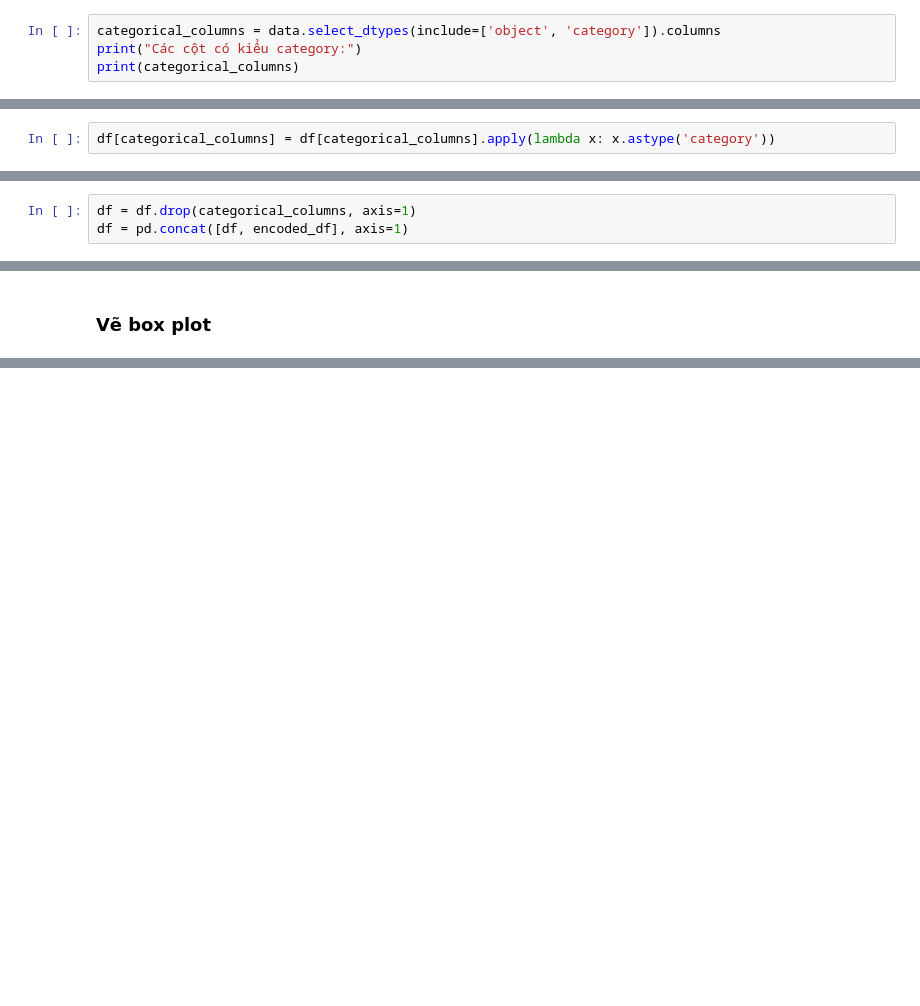
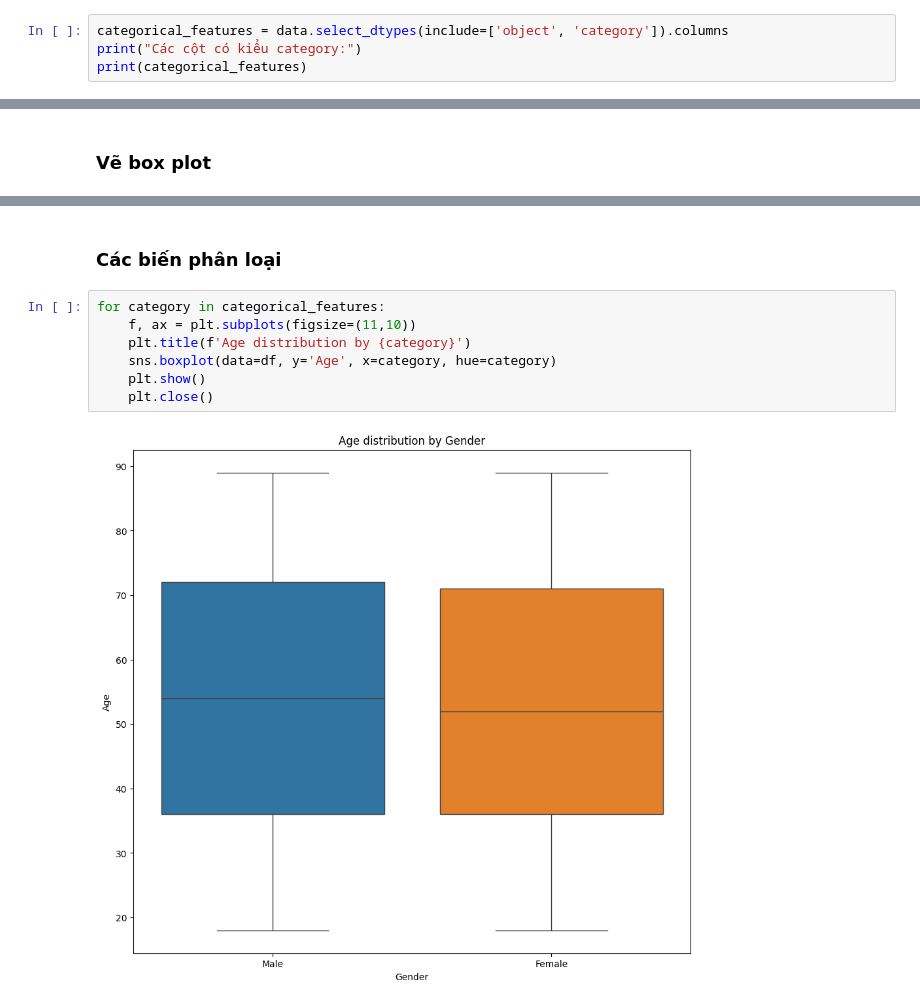
Before and after one commit to NATNgoc/PTDL-IE224, a Jupyter notebook: notebooks/2.3-EDA-Distributed.ipynb, the cells around one changed output, grey strips where cells are left out. Saved outputs shown, nothing was run; the diff lists cells and outputs as text; blank space fills up the shorter version.

Commit message:
thay đổi cách làm về biến phân loại, và xử lý outliers ver 0.0.1

```diff
--- a/notebooks/2.3-EDA-Distributed.ipynb
+++ b/notebooks/2.3-EDA-Distributed.ipynb
@@ -85,9 +87,9 @@ Index(['Height', 'Weight', 'Cholesterol', 'BMI', 'Blood_Glucose',
 # %% [markdown]
 ### lấy ra các cột là biến phân loại
 # %%
-categorical_columns = data.select_dtypes(include=['object', 'category']).columns
+categorical_features = data.select_dtypes(include=['object', 'category']).columns
 print("Các cột có kiểu category:")
-print(categorical_columns)
+print(categorical_features)
 # %% [output]
 Các cột có kiểu category:
 Index(['Gender', 'Physical_Activity', 'Smoking', 'Alcohol', 'Diet',
@@ -96,5 +98,3 @@ Index(['Gender', 'Physical_Activity', 'Smoking', 'Alcohol', 'Diet',
       dtype='object')
 # %%
 df = pd.DataFrame(data)
-# %%
-df[categorical_columns] = df[categorical_columns].apply(lambda x: x.astype('category'))
@@ -115,3 +100,0 @@ encoded_df = pd.DataFrame(encoded_data, columns=encoder.get_feature_names_out(ca
-# %%
-df = df.drop(categorical_columns, axis=1)
-df = pd.concat([df, encoded_df], axis=1)
@@ -483,0 +178,11 @@ Phân bố: Biểu đồ cho thấy phân bố tần suất của hai giá trị
+# %% [markdown]
+### Các biến phân loại
+# %%
+for category in categorical_features:
+    f, ax = plt.subplots(figsize=(11,10))
+    plt.title(f'Age distribution by {category}')
+    sns.boxplot(data=df, y='Age', x=category, hue=category)
+    plt.show()
+    plt.close()
+# %% [output]
+[figure, added]
```
Also changed, not shown: parts of 30 cells of this notebook.
